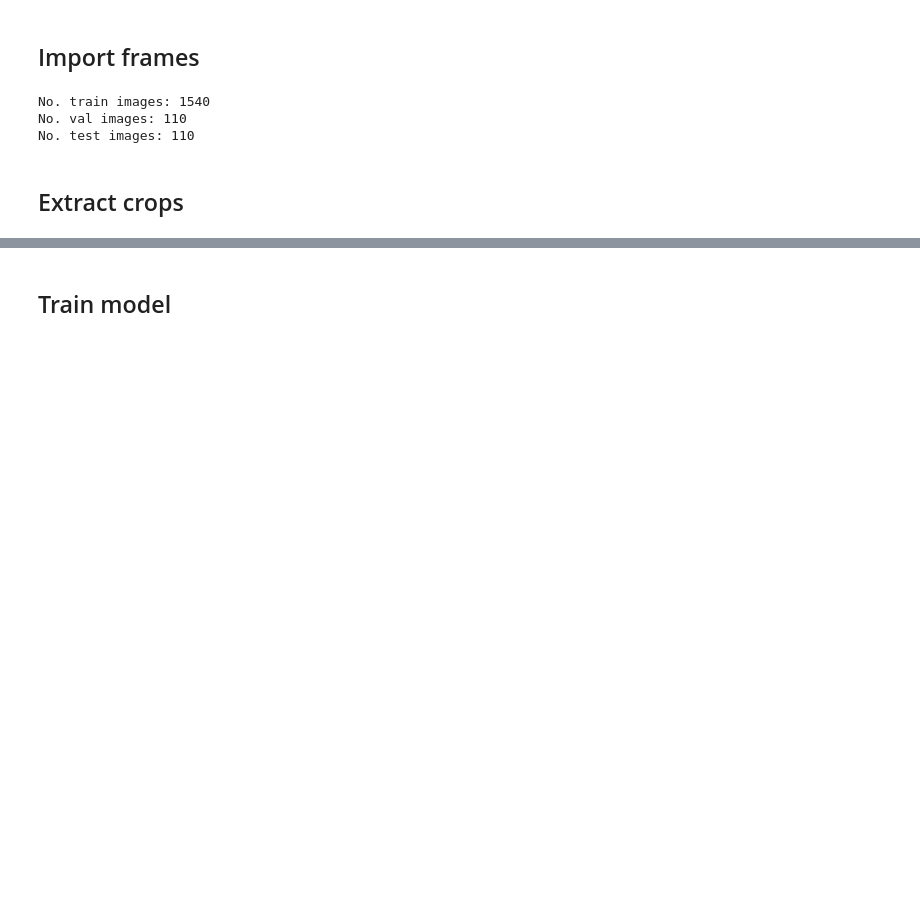
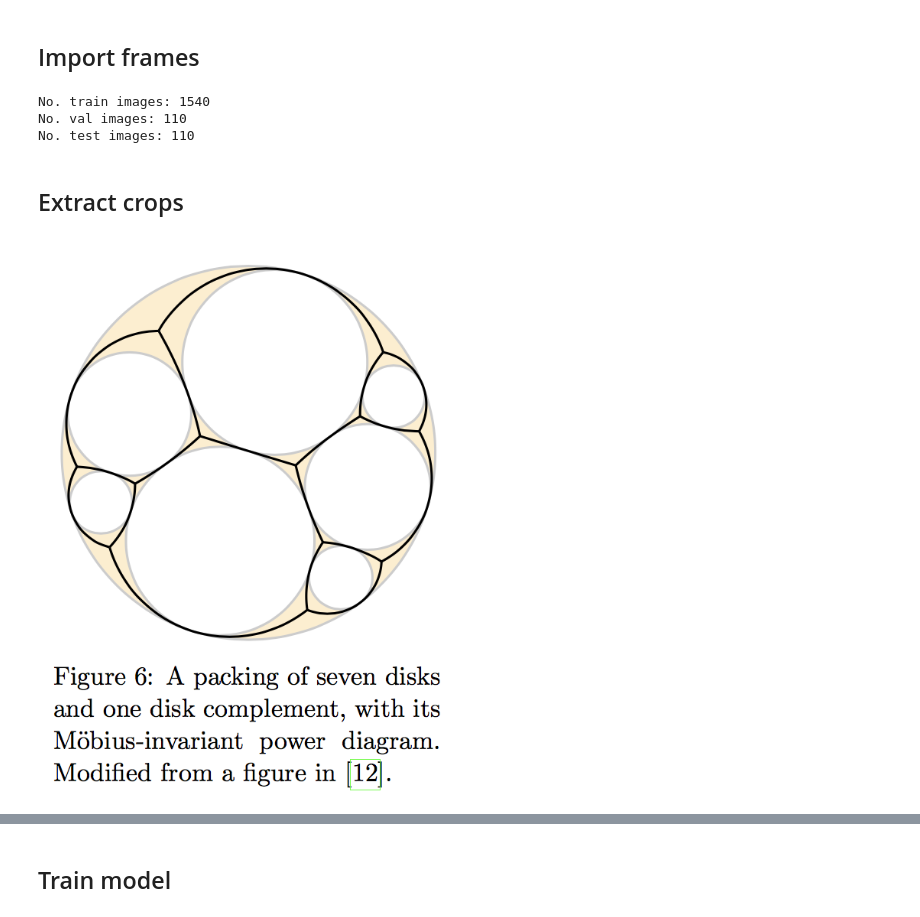
Before and after one commit to jcboyd/detecting-lymphocytes, a Jupyter notebook: cyclegan.ipynb, the cells around one changed output, grey strips where cells are left out. Saved outputs shown, nothing was run; the diff lists cells and outputs as text; code cells hidden in the pictures; blank space fills up the shorter version.

```diff
--- a/cyclegan.ipynb
+++ b/cyclegan.ipynb
@@ -52,3 +50,8 @@ for pc in pc_img:
 
 crops = np.stack(crops)
 x_train, x_test = crops[:1120], crops[1120:]
+# %%
+from IPython.display import Image
+Image('./voronoi.png')
+# %% [output]
+[figure, added]
```
Also changed, not shown: parts of 12 cells of this notebook, 10 other files.
